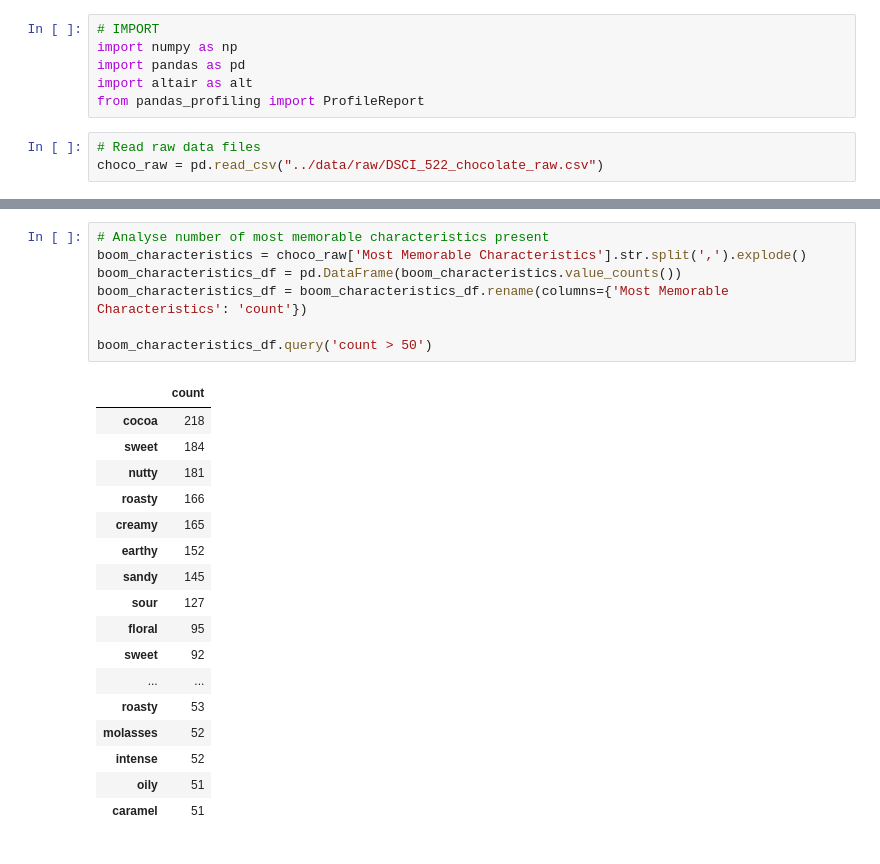
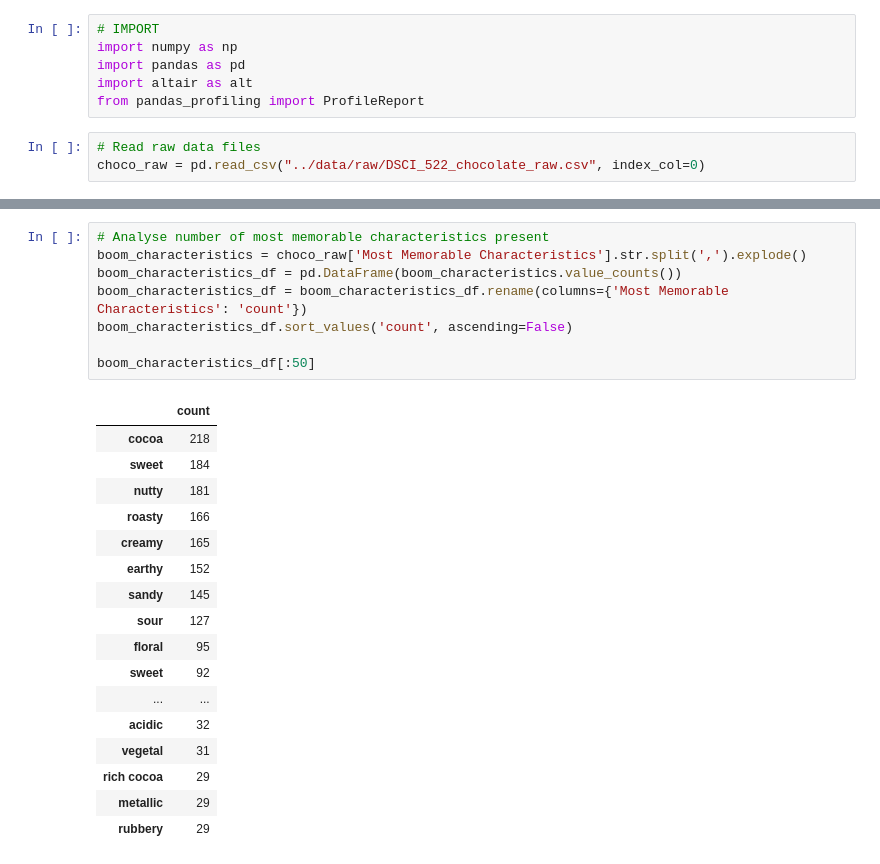
Before and after one commit to robindhillon1/chocolate_rating, a Jupyter notebook: src/chocolate_rating_eda.ipynb, the cells around one changed output, grey strips where cells are left out. Drawn from its saved outputs; the diff is of its cells as text.

```diff
--- a/src/chocolate_rating_eda.ipynb
+++ b/src/chocolate_rating_eda.ipynb
@@ -6,4 +6,4 @@ import altair as alt
 from pandas_profiling import ProfileReport
 # %%
 # Read raw data files
-choco_raw = pd.read_csv("../data/raw/DSCI_522_chocolate_raw.csv")
+choco_raw = pd.read_csv("../data/raw/DSCI_522_chocolate_raw.csv", index_col=0)
@@ -45,25 +61,26 @@ choco_raw_profile.to_notebook_iframe()
 # %%
 # Analyse number of most memorable characteristics present
 boom_characteristics = choco_raw['Most Memorable Characteristics'].str.split(',').explode()
 boom_characteristics_df = pd.DataFrame(boom_characteristics.value_counts())
 boom_characteristics_df = boom_characteristics_df.rename(columns={'Most Memorable Characteristics': 'count'})
+boom_characteristics_df.sort_values('count', ascending=False)
 
-boom_characteristics_df.query('count > 50')
+boom_characteristics_df[:50]
 # %% [output]
 |  | count |
 | cocoa | 218 |
 | sweet | 184 |
 | nutty | 181 |
 | roasty | 166 |
 | creamy | 165 |
 | earthy | 152 |
 | sandy | 145 |
 | sour | 127 |
 | floral | 95 |
 | sweet | 92 |
 | ... | ... |
-| roasty | 53 |
-| molasses | 52 |
-| intense | 52 |
-| oily | 51 |
-| caramel | 51 |
+| acidic | 32 |
+| vegetal | 31 |
+| rich cocoa | 29 |
+| metallic | 29 |
+| rubbery | 29 |
```
Also changed, not shown: parts of 3 cells of this notebook.
